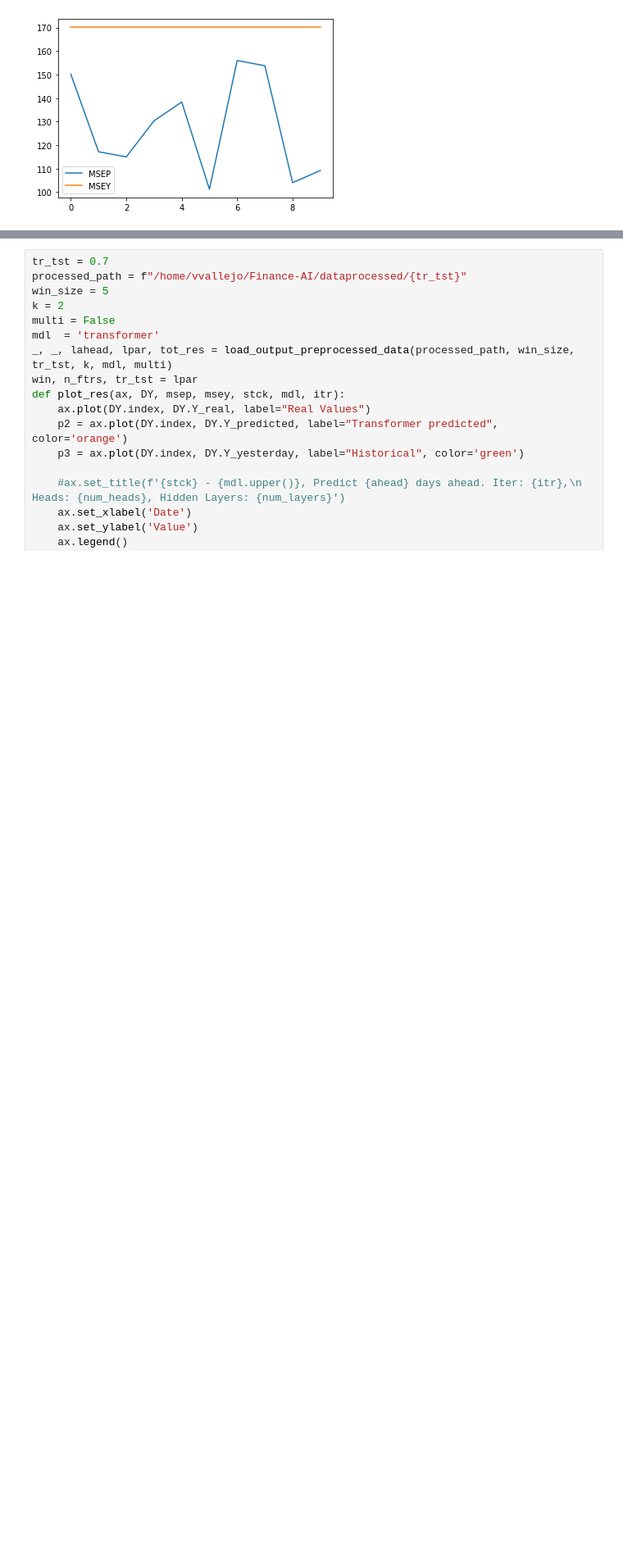
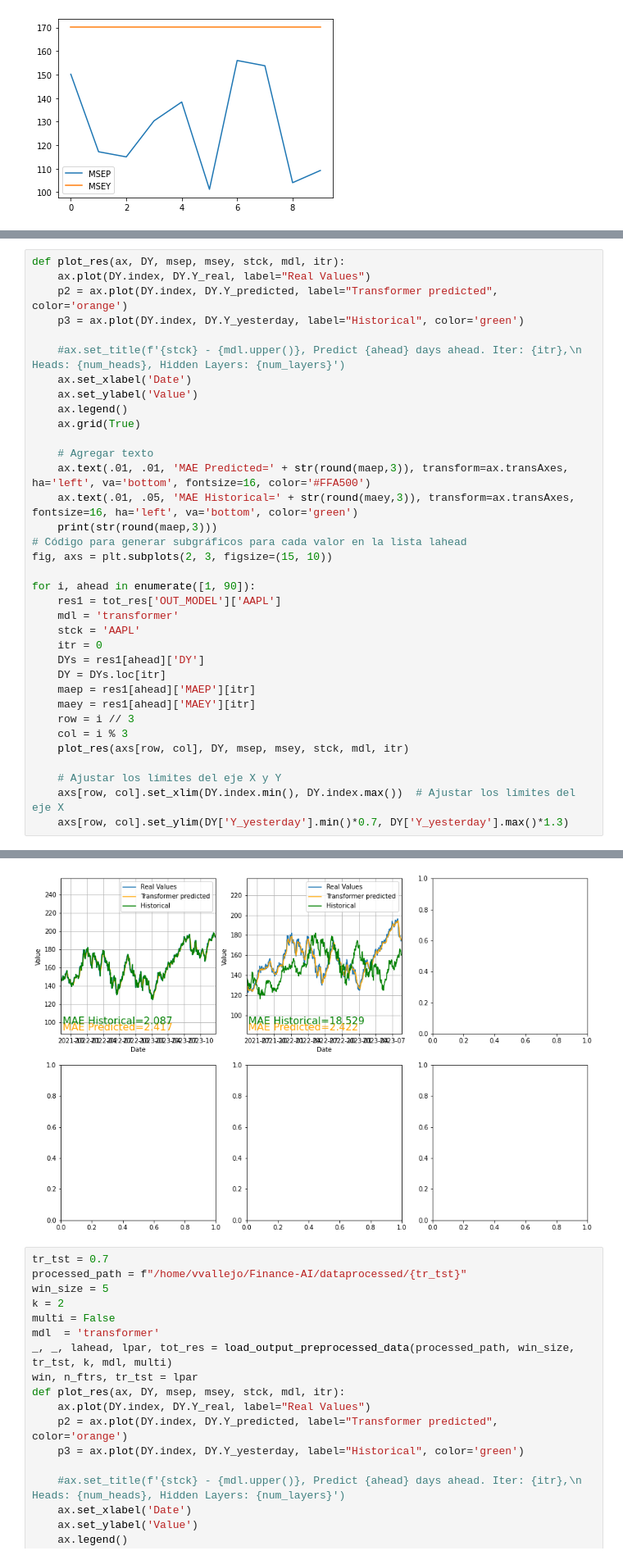
Before and after one commit to jordieres/Finance-AI, a Jupyter notebook: src/modeltransformer/VisualizationTransformer.ipynb, the cells around one changed output, grey strips where cells are left out. Shown at 82% size. Cells and saved outputs as stored; diff of their text form; blank space fills up the shorter version.

```diff
--- a/src/modeltransformer/VisualizationTransformer.ipynb
+++ b/src/modeltransformer/VisualizationTransformer.ipynb
@@ -198,0 +195,36 @@ plt.savefig(figfich)
+# %%
+def plot_res(ax, DY, msep, msey, stck, mdl, itr):
+    ax.plot(DY.index, DY.Y_real, label="Real Values")
+    p2 = ax.plot(DY.index, DY.Y_predicted, label="Transformer predicted", color='orange')
+    p3 = ax.plot(DY.index, DY.Y_yesterday, label="Historical", color='green')
+
+    #ax.set_title(f'{stck} - {mdl.upper()}, Predict {ahead} days ahead. Iter: {itr},\n Heads: {num_heads}, Hidden Layers: {num_layers}')
+    ax.set_xlabel('Date')
+    ax.set_ylabel('Value')
+    ax.legend()
+    ax.grid(True)
+
+    # Agregar texto
+    ax.text(.01, .01, 'MAE Predicted=' + str(round(maep,3)), transform=ax.transAxes, ha='left', va='bottom', fontsize=16, color='#FFA500')
+    ax.text(.01, .05, 'MAE Historical=' + str(round(maey,3)), transform=ax.transAxes, fontsize=16, ha='left', va='bottom', color='green')
+    print(str(round(maep,3)))
+# Código para generar subgráficos para cada valor en la lista lahead
+fig, axs = plt.subplots(2, 3, figsize=(15, 10))
+
+for i, ahead in enumerate([1, 90]):
+    res1 = tot_res['OUT_MODEL']['AAPL']
+    mdl = 'transformer'
+    stck = 'AAPL'
+    itr = 0
+    DYs = res1[ahead]['DY']
+    DY = DYs.loc[itr]
+    maep = res1[ahead]['MAEP'][itr]
+    maey = res1[ahead]['MAEY'][itr]
+    row = i // 3
+    col = i % 3
+    plot_res(axs[row, col], DY, msep, msey, stck, mdl, itr)
+
+    # Ajustar los límites del eje X y Y
+    axs[row, col].set_xlim(DY.index.min(), DY.index.max())  # Ajustar los límites del eje X
+    axs[row, col].set_ylim(DY['Y_yesterday'].min()*0.7, DY['Y_yesterday'].max()*1.3)
+# %% [output]
@@ -199,3 +233,4 @@ plt.savefig(figfich)
+[figure, added]
 # %%
 tr_tst = 0.7
 processed_path = f"/home/vvallejo/Finance-AI/dataprocessed/{tr_tst}"
```
Also changed, not shown: parts of 11 cells of this notebook, 8 other files.
